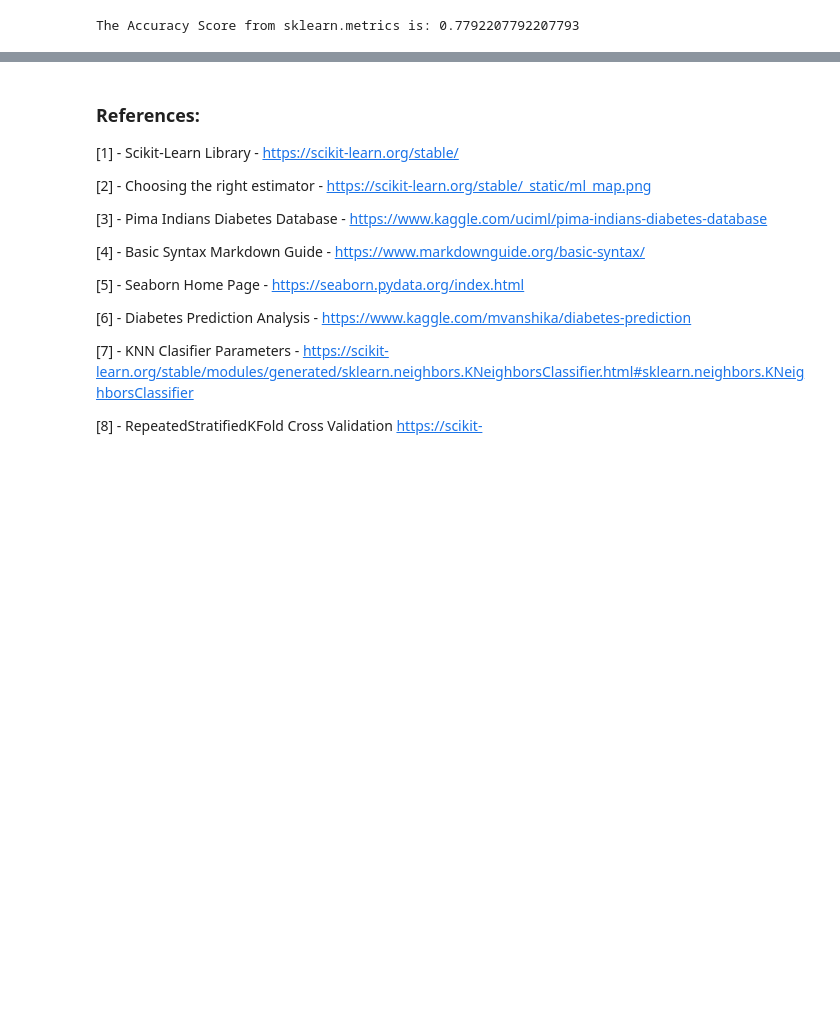
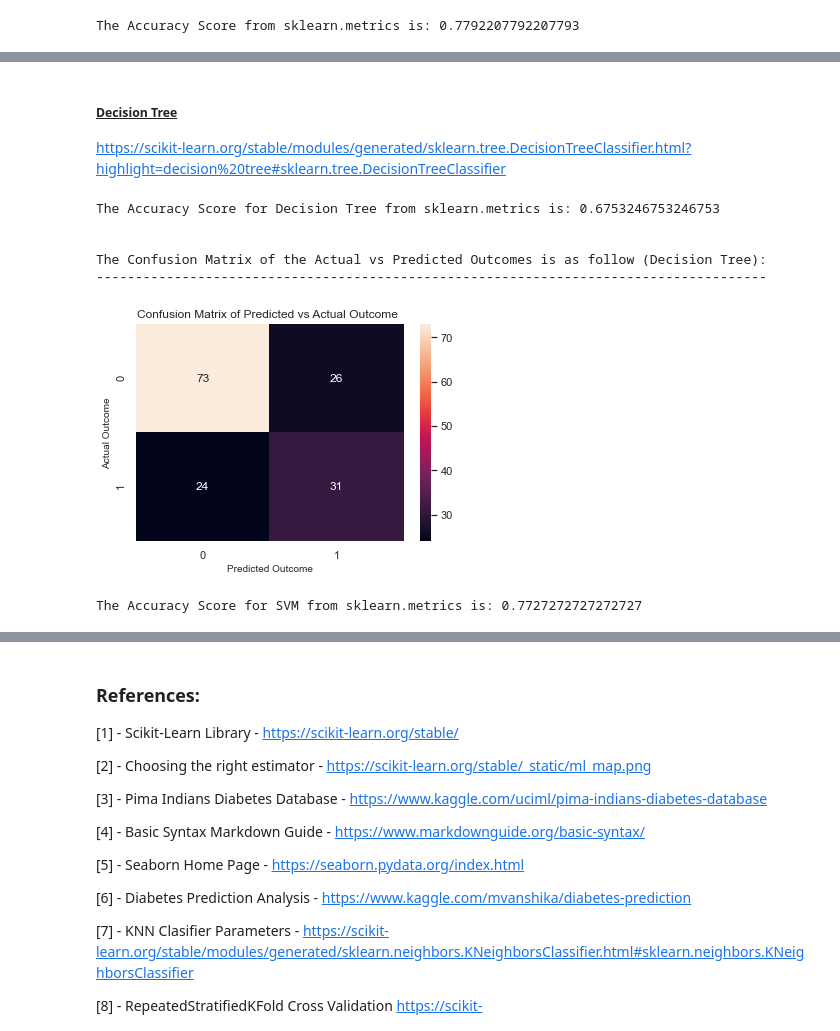
Before and after one commit to dssheldon/MLandStats-assignment-sds, a Jupyter notebook: scikit-learn.ipynb, the cells around one changed output, grey strips where cells are left out. Drawn from its saved outputs; the diff is of its cells as text; code cells hidden in the pictures; blank space fills up the shorter version.

```diff
--- a/scikit-learn.ipynb
+++ b/scikit-learn.ipynb
@@ -418,0 +514,75 @@ Next Steps:
+# %% [markdown]
+##### <u>Decision Tree</u>
+
+https://scikit-learn.org/stable/modules/generated/sklearn.tree.DecisionTreeClassifier.html?highlight=decision%20tree#sklearn.tree.DecisionTreeClassifier
+# %%
+from sklearn.tree import DecisionTreeClassifier
+
+# Decision Tree Model
+dtree = DecisionTreeClassifier(random_state=randomstate)
+dtree.fit(X_train,y_train)
+predicted_dtree = dtree.predict(X_test)
+
+
+print('The Accuracy Score for Decision Tree from sklearn.metrics is:',  accuracy_score(y_test,predicted_dtree))
+print("\n")
+
+
+#Print the Confusion Matrix Heatmap
+#---------------------------------------
+print('The Confusion Matrix of the Actual vs Predicted Outcomes is as follow (Decision Tree):')
+print('--------------------------------------------------------------------------------------')
+print()
+sns.heatmap(confusion_matrix(y_test,predicted_dtree), annot=True)
+
+plt.rcParams["figure.figsize"] = (6,4)
+plt.title('Confusion Matrix of Predicted vs Actual Outcome ', fontsize = 12) # title with fontsize 20
+plt.xlabel('Predicted Outcome', fontsize = 10)
+plt.ylabel('Actual Outcome', fontsize = 10)
+plt.show()
+# %% [output]
+The Accuracy Score for Decision Tree from sklearn.metrics is: 0.6753246753246753
+
+
+The Confusion Matrix of the Actual vs Predicted Outcomes is as follow (Decision Tree):
+--------------------------------------------------------------------------------------
+[figure, added]
+# %%
+# Generate Parameters to tweak
+
+from sklearn.tree import DecisionTreeClassifier
+
+dtree_para = DecisionTreeClassifier(random_state=randomstate)
+
+max_depth = [5, 10, 20,25] #maximum depth of the tree
+min_samples_leaf = [10, 20, 50, 100,120] #minimum number of samples required to be at a leaf node
+criterion =  ["gini", "entropy"] #function to measure the quality of a split.
+splitter = ["best", "random"] #strategy used to choose the split at each node
+
+
+
+#convert the parameters to a dictionary for use in the sklearn optimum iteration functions
+parameters = dict(max_depth=max_depth, min_samples_leaf=min_samples_leaf, criterion=criterion, splitter=splitter)
+
+
+#Selecting the Cross Validator [8]
+## RepeatedStratifiedKFold repeats the cross-validation procedure multiple times and reports the mean result across all folds from all runs
+
+cv = RepeatedStratifiedKFold(n_splits=10, n_repeats=3, random_state=1) #setting the type and paramters of the cross validator
+
+
+# Grid Search (estimator is SVC, parameters are above, 1 job, cross validator as above and scored on accuracy) [9]
+grid_search = GridSearchCV(estimator=dtree_para, param_grid=parameters, n_jobs=-1, cv=cv, scoring='accuracy',error_score=0)
+
+optimum_model = grid_search.fit(X_train,y_train)
+
+optimum_dtree_para = optimum_model.predict(X_test)
+
+
+# Accuracy of the model
+# ---------------------------------------------
+
+print('The Accuracy Score for SVM from sklearn.metrics is:',  accuracy_score(y_test,optimum_dtree_para))
+print("\n")
+# %% [output]
+The Accuracy Score for SVM from sklearn.metrics is: 0.7727272727272727
```
Also changed, not shown: parts of 13 cells of this notebook.
